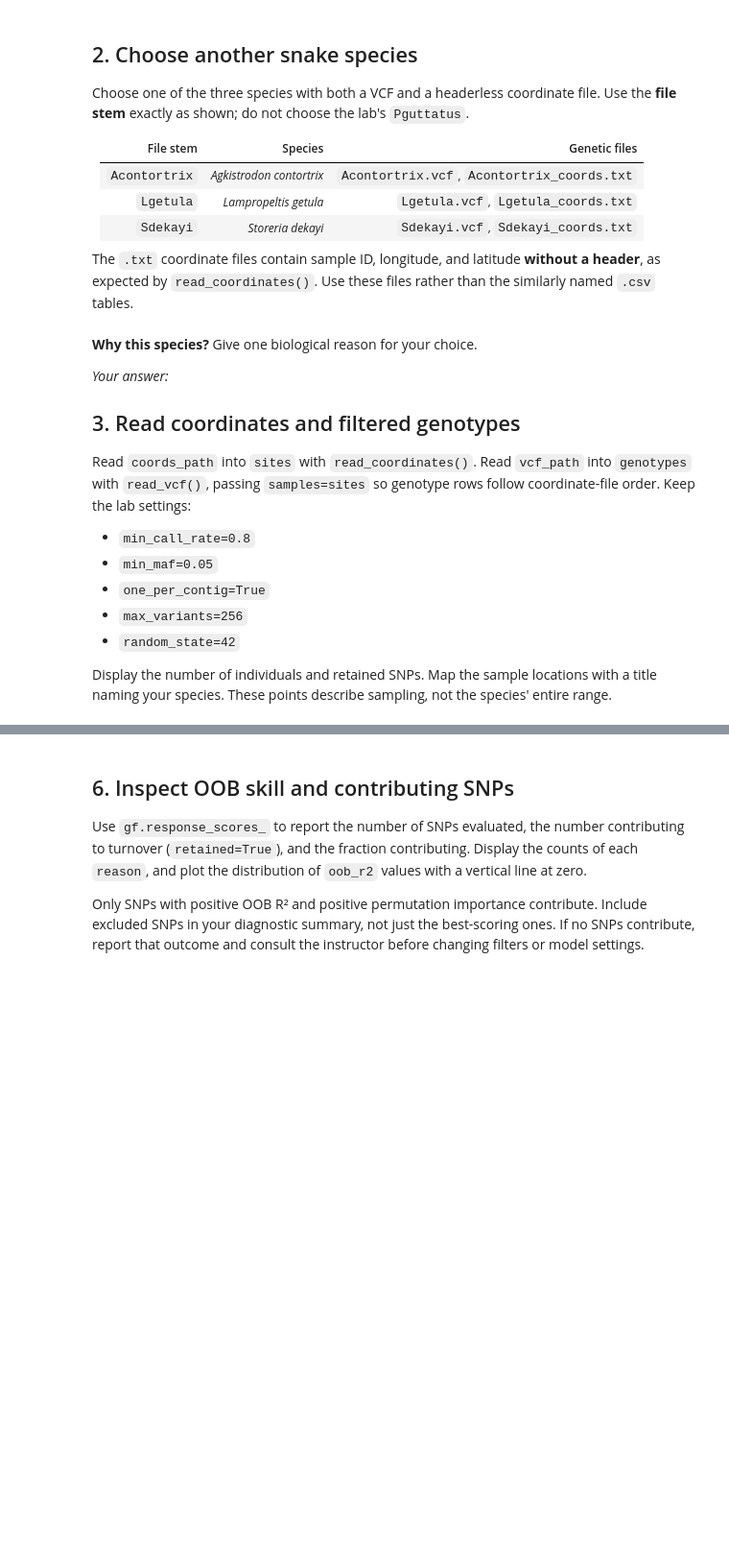
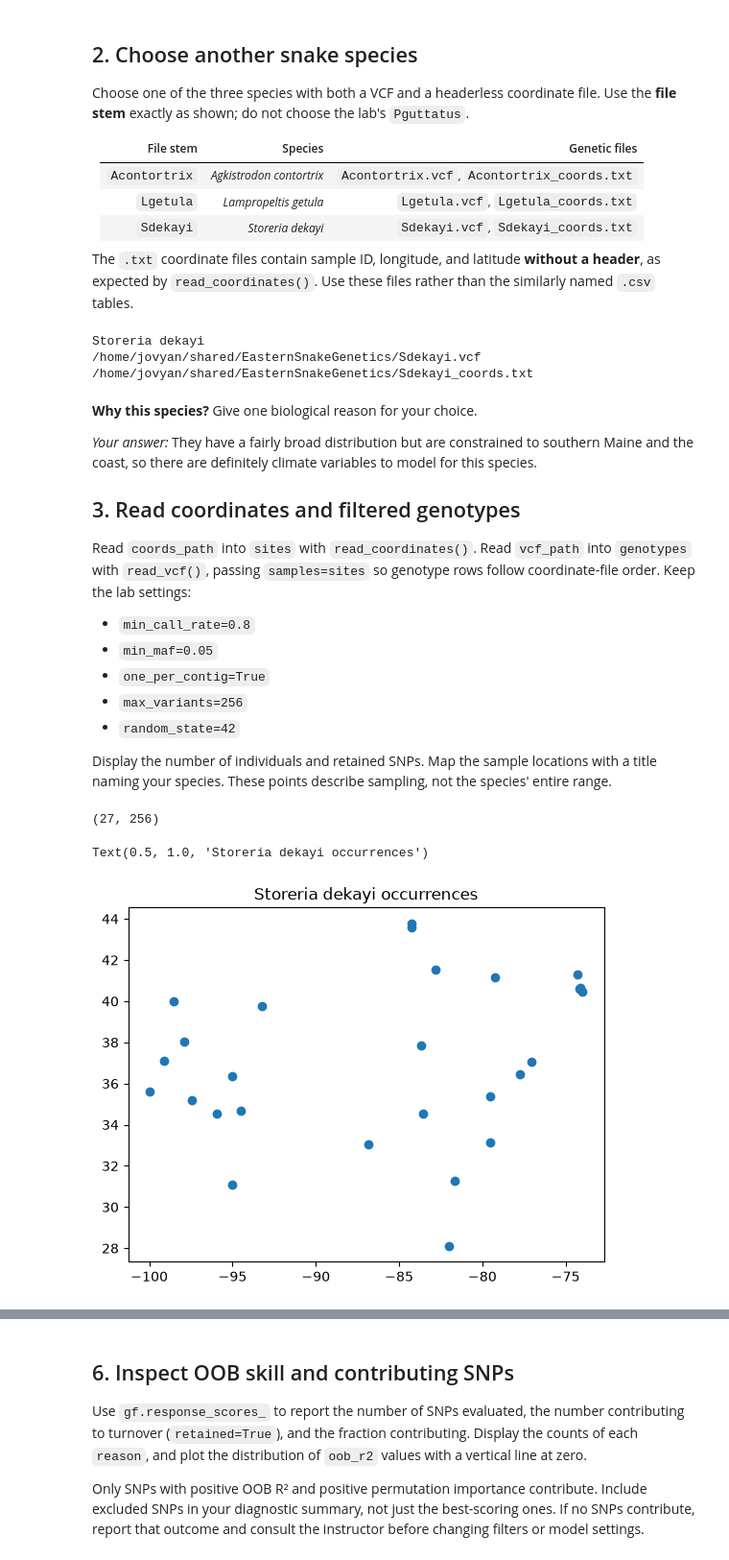
Before and after one commit to elizadstein/BIO597-SpatialBiodiversity, a Jupyter notebook: docs/assignments/Assignment-09-GradientForest.ipynb, the cells around one changed output, grey strips where cells are left out. Shown at 96% size. Saved outputs shown, nothing was run; the diff lists cells and outputs as text; code cells hidden in the pictures; blank space fills up the shorter version.

```diff
--- a/docs/assignments/Assignment-09-GradientForest.ipynb
+++ b/docs/assignments/Assignment-09-GradientForest.ipynb
@@ -53,7 +53,7 @@ Choose one of the three species with both a VCF and a headerless coordinate file
 
 The `.txt` coordinate files contain sample ID, longitude, and latitude **without a header**, as expected by `read_coordinates()`. Use these files rather than the similarly named `.csv` tables.
 # %%
-target_species = "YOUR_SPECIES_HERE"
+target_species = "Sdekayi"
 
 species_names = {
     "Acontortrix": "Agkistrodon contortrix",
@@ -73,10 +73,14 @@ output_dir.mkdir(parents=True, exist_ok=True)
 print(species_name)
 print(vcf_path)
 print(coords_path)
+# %% [output]
+Storeria dekayi
+/home/jovyan/shared/EasternSnakeGenetics/Sdekayi.vcf
+/home/jovyan/shared/EasternSnakeGenetics/Sdekayi_coords.txt
 # %% [markdown]
 **Why this species?** Give one biological reason for your choice.
 
-*Your answer:*
+*Your answer:* They have a fairly broad distribution but are constrained to southern Maine and the coast, so there are definitely climate variables to model for this species.
 
 ## 3. Read coordinates and filtered genotypes
 
@@ -91,9 +95,26 @@ Read `coords_path` into `sites` with `read_coordinates()`. Read `vcf_path` into
 Display the number of individuals and retained SNPs. Map the sample locations with a title naming your species. These points describe sampling, not the species' entire range.
 # %%
 # Read coordinates as sites.
+sites = read_coordinates("/home/jovyan/shared/EasternSnakeGenetics/Sdekayi_coords.txt")
 # Read the VCF as genotypes, using samples=sites and all five settings above.
+genotypes = read_vcf(
+    "/home/jovyan/shared/EasternSnakeGenetics/Sdekayi.vcf",
+    samples=sites,
+    min_call_rate=0.8,
+    min_maf=0.05,
+    one_per_contig=True,
+    max_variants=256,
+    random_state=42,
+)
 # Use genotypes.dosage.to_pandas().shape to inspect individuals × SNPs.
+print(genotypes.dosage.to_pandas().shape)
 # Print the dimensions and plot sites with a species title.
+ax = sites.plot()
+ax.set_title("Storeria dekayi occurrences")
+# %% [output]
+(27, 256)
+Text(0.5, 1.0, 'Storeria dekayi occurrences')
+[figure, added]
 # %% [markdown]
 **Interpretation:**
 
```
Also changed, not shown: parts of 21 cells of this notebook, 11 other files.
